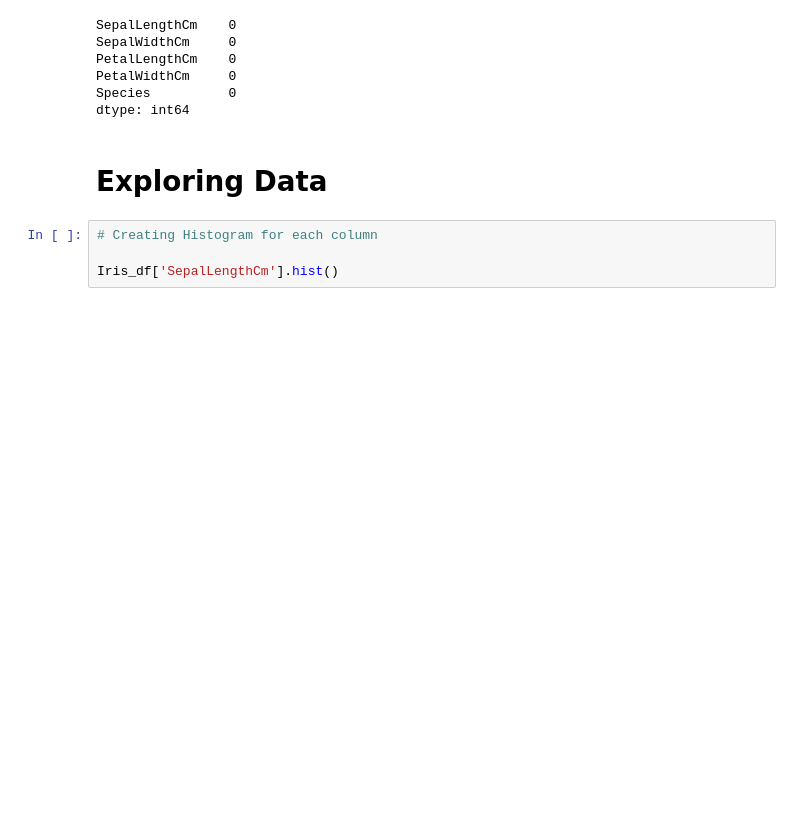
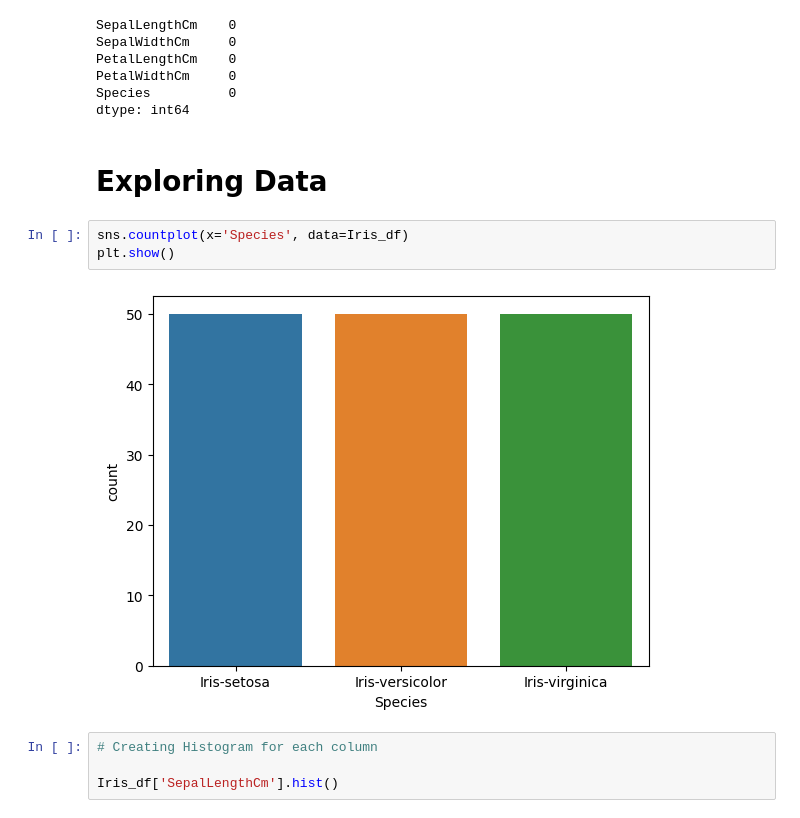
Before and after one commit to hindochahitarth/IML_LABS, a Jupyter notebook: project.ipynb, the cells around one changed output. Cells and saved outputs as stored; diff of their text form; blank space fills up the shorter version.

```diff
--- a/project.ipynb
+++ b/project.ipynb
@@ -117,6 +117,11 @@ Species          0
 dtype: int64
 # %% [markdown]
 # **Exploring Data**
+# %%
+sns.countplot(x='Species', data=Iris_df)
+plt.show()
+# %% [output]
+[figure, added]
 # %%
 # Creating Histogram for each column
 
```
Also changed, not shown: parts of 10 cells of this notebook.
